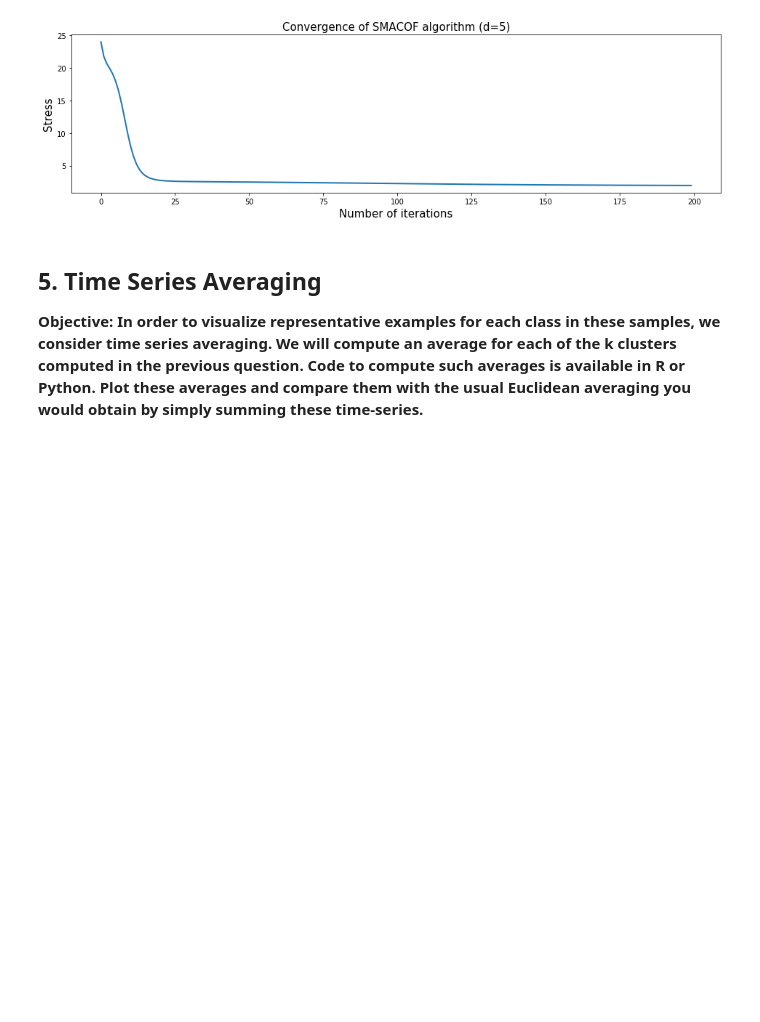
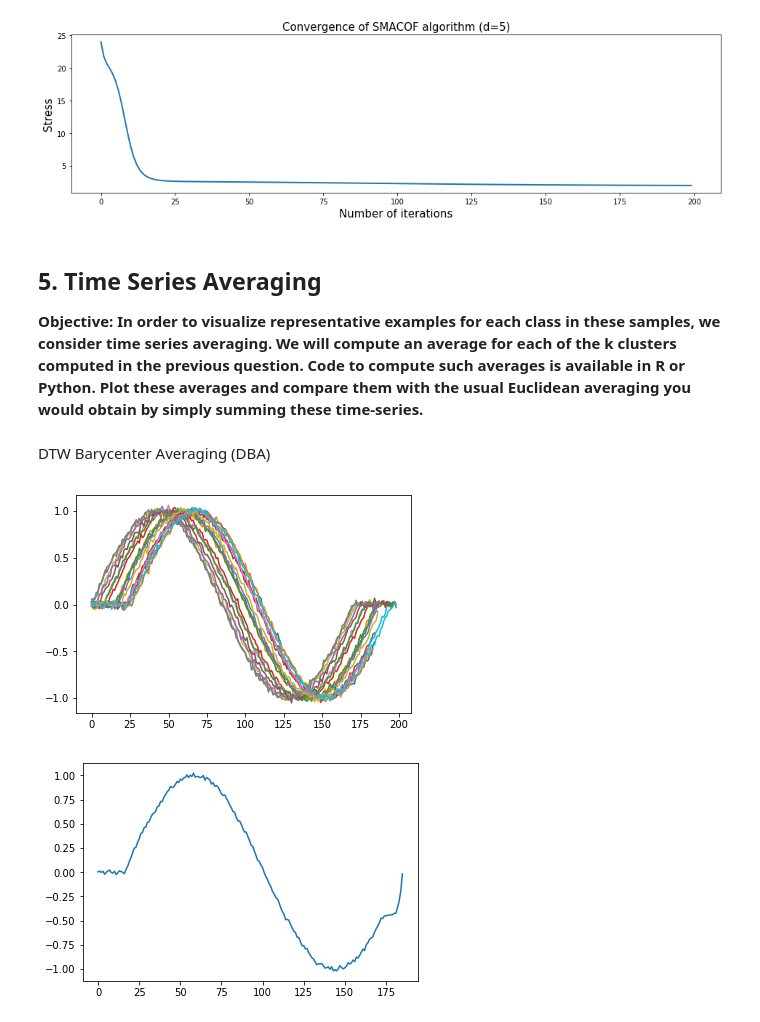
Before and after one commit to Yosuke-Ijiri/GMML, a Jupyter notebook: GMML.ipynb, the cells around one changed output. Drawn from its saved outputs; the diff is of its cells as text; code cells hidden in the pictures; blank space fills up the shorter version.

```diff
--- a/GMML.ipynb
+++ b/GMML.ipynb
@@ -412,0 +410,2 @@ from src.DBA import *
+# %% [markdown]
+DTW Barycenter Averaging (DBA)
@@ -413,3 +414,8 @@ from src.DBA import *
+# %%
+DBA.main()
+# %% [output]
+[figure, added]
+[figure, added]
 # %%
 t = np.arange(0, 5, 0.01)
 # %%
```
Also changed, not shown: parts of 4 cells of this notebook, 2 other files.
